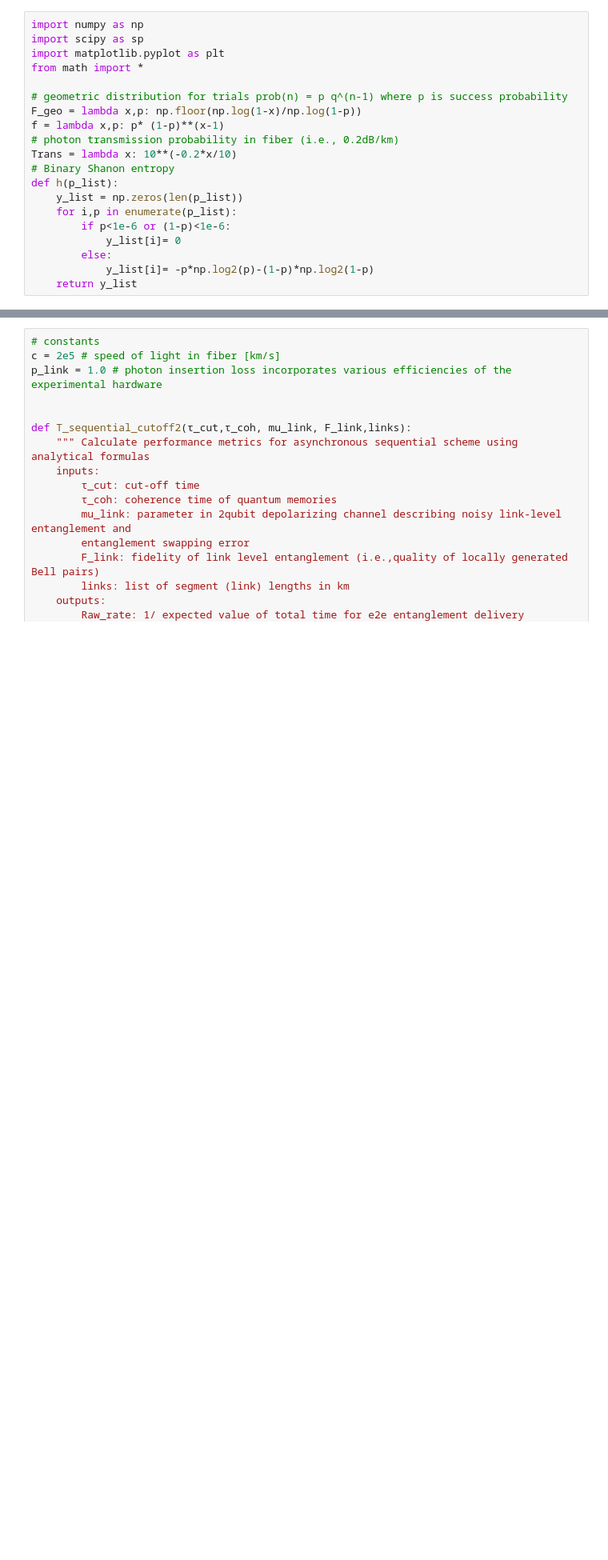
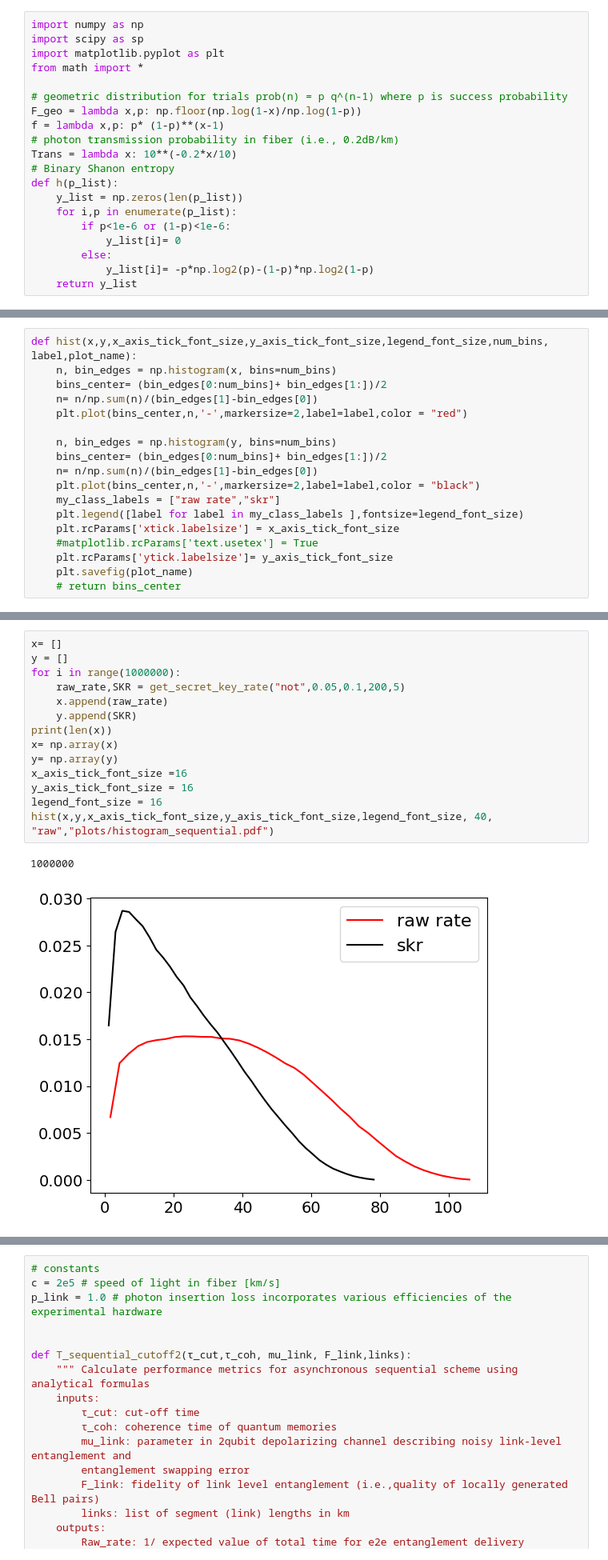
Before and after one commit to pooryousefshahrooz/repeater_chains, a Jupyter notebook: plotting/parsing_and_plotting.ipynb, the cells around one changed output, grey strips where cells are left out. Shown: that part at 80% size. Cells and saved outputs as stored; diff of their text form; blank space fills up the shorter version.

```diff
--- a/plotting/parsing_and_plotting.ipynb
+++ b/plotting/parsing_and_plotting.ipynb
@@ -44,0 +459,18 @@ def h(p_list):
+# %%
+def hist(x,y,x_axis_tick_font_size,y_axis_tick_font_size,legend_font_size,num_bins, label,plot_name):
+    n, bin_edges = np.histogram(x, bins=num_bins)
+    bins_center= (bin_edges[0:num_bins]+ bin_edges[1:])/2
+    n= n/np.sum(n)/(bin_edges[1]-bin_edges[0])
+    plt.plot(bins_center,n,'-',markersize=2,label=label,color = "red")
+
+    n, bin_edges = np.histogram(y, bins=num_bins)
+    bins_center= (bin_edges[0:num_bins]+ bin_edges[1:])/2
+    n= n/np.sum(n)/(bin_edges[1]-bin_edges[0])
+    plt.plot(bins_center,n,'-',markersize=2,label=label,color = "black")
+    my_class_labels = ["raw rate","skr"]
+    plt.legend([label for label in my_class_labels ],fontsize=legend_font_size)
+    plt.rcParams['xtick.labelsize'] = x_axis_tick_font_size
+    #matplotlib.rcParams['text.usetex'] = True
+    plt.rcParams['ytick.labelsize']= y_axis_tick_font_size
+    plt.savefig(plot_name)
+    # return bins_center
@@ -44,0 +560,17 @@ def h(p_list):
+# %%
+x= []
+y = []
+for i in range(1000000):
+    raw_rate,SKR = get_secret_key_rate("not",0.05,0.1,200,5)
+    x.append(raw_rate)
+    y.append(SKR)
+print(len(x))
+x= np.array(x)
+y= np.array(y)
+x_axis_tick_font_size =16
+y_axis_tick_font_size = 16
+legend_font_size = 16
+hist(x,y,x_axis_tick_font_size,y_axis_tick_font_size,legend_font_size, 40, "raw","plots/histogram_sequential.pdf")
+# %% [output]
+1000000
+[figure, added]
```
Also changed, not shown: parts of 27 cells of this notebook, 6 other files.
